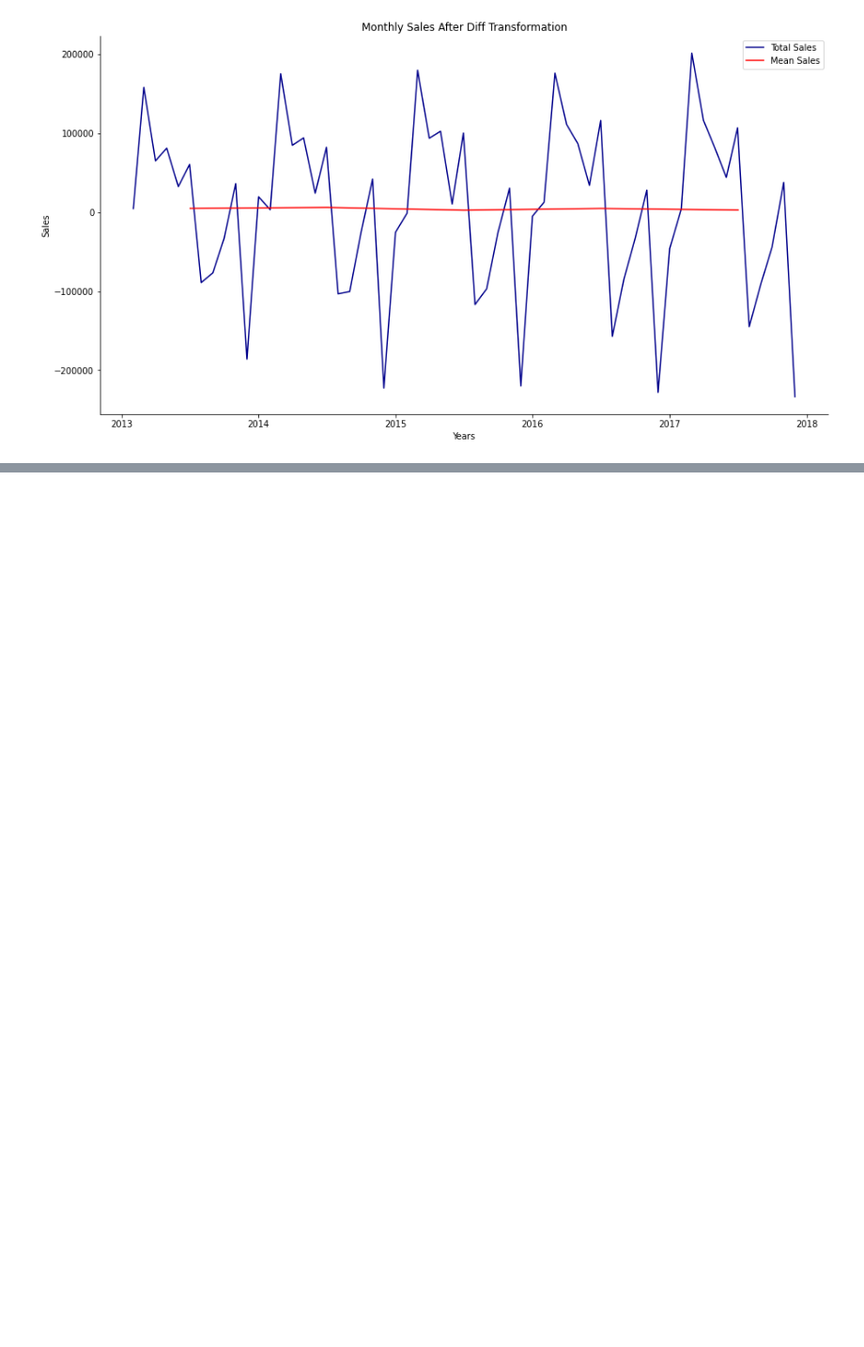
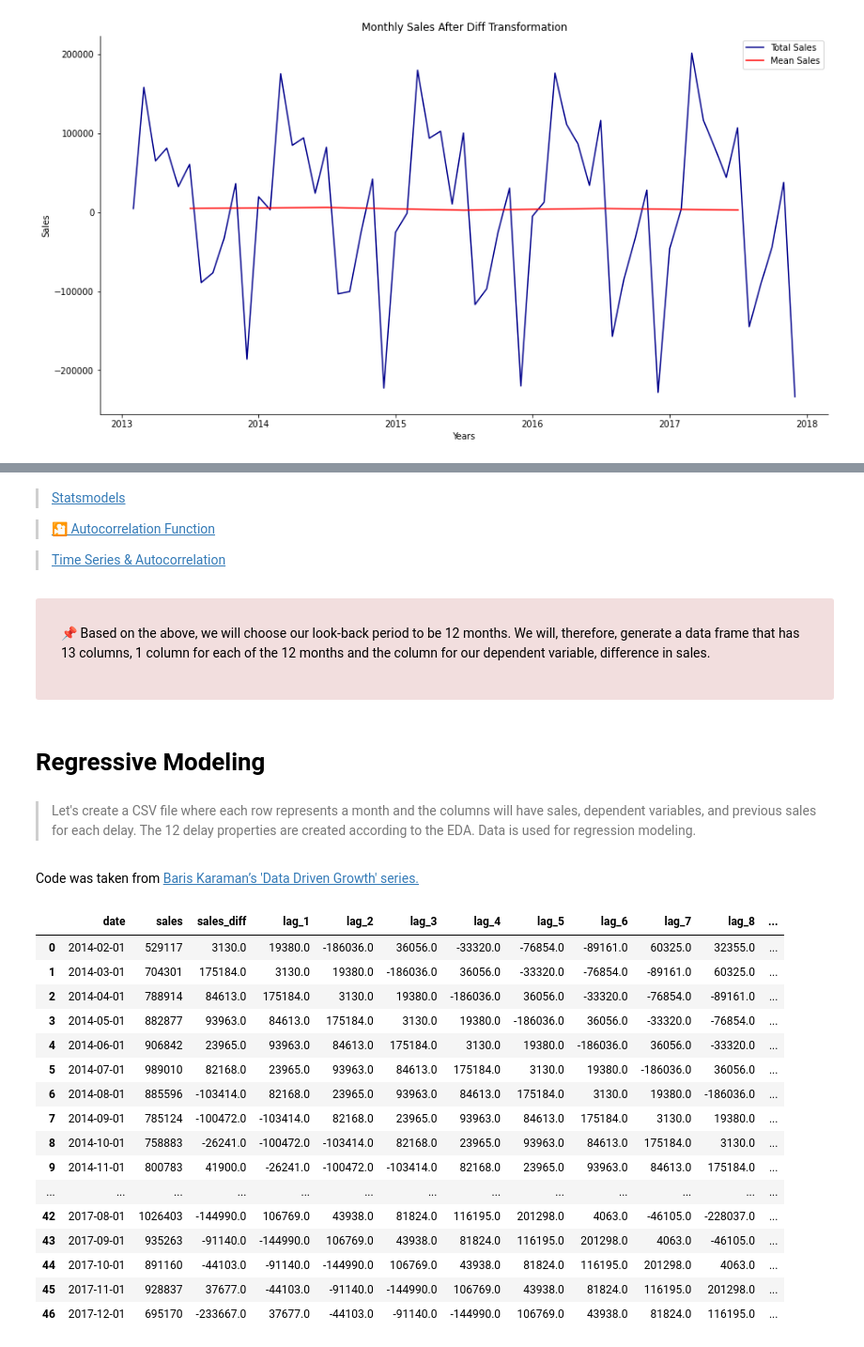
Before and after one commit to badl7/Forecasting_future_sales, a Jupyter notebook: forecasting-future-sales-using-machine-learning.ipynb, the cells around one changed output, grey strips where cells are left out. Shown: that part at 94% size. Saved outputs shown, nothing was run; the diff lists cells and outputs as text; code cells hidden in the pictures; blank space fills up the shorter version.

```diff
--- a/forecasting-future-sales-using-machine-learning.ipynb
+++ b/forecasting-future-sales-using-machine-learning.ipynb
@@ -313,0 +381,59 @@ time_plot(stationary_df, 'date', 'sales_diff', 'Monthly Sales After Diff Transfo
+# %% [markdown]
+> [Statsmodels](https://www.statsmodels.org/dev/generated/statsmodels.graphics.tsaplots.plot_acf.html)
+
+
+> [🎦 Autocorrelation Function](https://www.youtube.com/watch?v=ZjaBn93YPWo&t=12s)
+
+
+>[ Time Series & Autocorrelation](https://online.stat.psu.edu/stat501/book/export/html/995 )
+# %% [markdown]
+<div class="alert alert-block alert-danger">
+    <p style="padding: 15px;
+              color:black;"> 📌 Based on the above, we will choose our look-back period to be 12 months. We will, therefore, generate a data frame that has 13 columns, 1 column for each of the 12 months and the column for our dependent variable, difference in sales.
+     </p>
+   </div>
+# %% [markdown]
+# Regressive Modeling
+# %% [markdown]
+> Let's create a CSV file where each row represents a month and the columns will have sales, dependent variables, and previous sales for each delay. The 12 delay properties are created according to the EDA. Data is used for regression modeling.
+# %% [markdown]
+Code was taken from [Baris Karaman’s 'Data Driven Growth' series.](https://towardsdatascience.com/predicting-sales-611cb5a252de)
+# %%
+# Let's create a data frame for transformation from time series to supervised:
+
+def built_supervised(data):
+    supervised_df = data.copy()
+
+    # Create column for each lag:
+    for i in range(1, 13):
+        col_name = 'lag_' + str(i)
+        supervised_df[col_name] = supervised_df['sales_diff'].shift(i)
+
+    # Drop null values:
+    supervised_df = supervised_df.dropna().reset_index(drop=True)
+
+    supervised_df.to_csv('../data/model_df.csv', index=False)
+
+    return supervised_df
+
+
+model_df = built_supervised(stationary_df)
+model_df
+# %% [output]
+|  | date | sales | sales_diff | lag_1 | lag_2 | lag_3 | lag_4 | lag_5 | lag_6 | lag_7 | lag_8 | ... |
+| 0 | 2014-02-01 | 529117 | 3130.0 | 19380.0 | -186036.0 | 36056.0 | -33320.0 | -76854.0 | -89161.0 | 60325.0 | 32355.0 | ... |
+| 1 | 2014-03-01 | 704301 | 175184.0 | 3130.0 | 19380.0 | -186036.0 | 36056.0 | -33320.0 | -76854.0 | -89161.0 | 60325.0 | ... |
+| 2 | 2014-04-01 | 788914 | 84613.0 | 175184.0 | 3130.0 | 19380.0 | -186036.0 | 36056.0 | -33320.0 | -76854.0 | -89161.0 | ... |
+| 3 | 2014-05-01 | 882877 | 93963.0 | 84613.0 | 175184.0 | 3130.0 | 19380.0 | -186036.0 | 36056.0 | -33320.0 | -76854.0 | ... |
+| 4 | 2014-06-01 | 906842 | 23965.0 | 93963.0 | 84613.0 | 175184.0 | 3130.0 | 19380.0 | -186036.0 | 36056.0 | -33320.0 | ... |
+| 5 | 2014-07-01 | 989010 | 82168.0 | 23965.0 | 93963.0 | 84613.0 | 175184.0 | 3130.0 | 19380.0 | -186036.0 | 36056.0 | ... |
+| 6 | 2014-08-01 | 885596 | -103414.0 | 82168.0 | 23965.0 | 93963.0 | 84613.0 | 175184.0 | 3130.0 | 19380.0 | -186036.0 | ... |
+| 7 | 2014-09-01 | 785124 | -100472.0 | -103414.0 | 82168.0 | 23965.0 | 93963.0 | 84613.0 | 175184.0 | 3130.0 | 19380.0 | ... |
+| 8 | 2014-10-01 | 758883 | -26241.0 | -100472.0 | -103414.0 | 82168.0 | 23965.0 | 93963.0 | 84613.0 | 175184.0 | 3130.0 | ... |
+| 9 | 2014-11-01 | 800783 | 41900.0 | -26241.0 | -100472.0 | -103414.0 | 82168.0 | 23965.0 | 93963.0 | 84613.0 | 175184.0 | ... |
+| ... | ... | ... | ... | ... | ... | ... | ... | ... | ... | ... | ... | ... |
+| 42 | 2017-08-01 | 1026403 | -144990.0 | 106769.0 | 43938.0 | 81824.0 | 116195.0 | 201298.0 | 4063.0 | -46105.0 | -228037.0 | ... |
+| 43 | 2017-09-01 | 935263 | -91140.0 | -144990.0 | 106769.0 | 43938.0 | 81824.0 | 116195.0 | 201298.0 | 4063.0 | -46105.0 | ... |
+| 44 | 2017-10-01 | 891160 | -44103.0 | -91140.0 | -144990.0 | 106769.0 | 43938.0 | 81824.0 | 116195.0 | 201298.0 | 4063.0 | ... |
+| 45 | 2017-11-01 | 928837 | 37677.0 | -44103.0 | -91140.0 | -144990.0 | 106769.0 | 43938.0 | 81824.0 | 116195.0 | 201298.0 | ... |
+| 46 | 2017-12-01 | 695170 | -233667.0 | 37677.0 | -44103.0 | -91140.0 | -144990.0 | 106769.0 | 43938.0 | 81824.0 | 116195.0 | ... |
```
Also changed, not shown: parts of 23 cells of this notebook.
